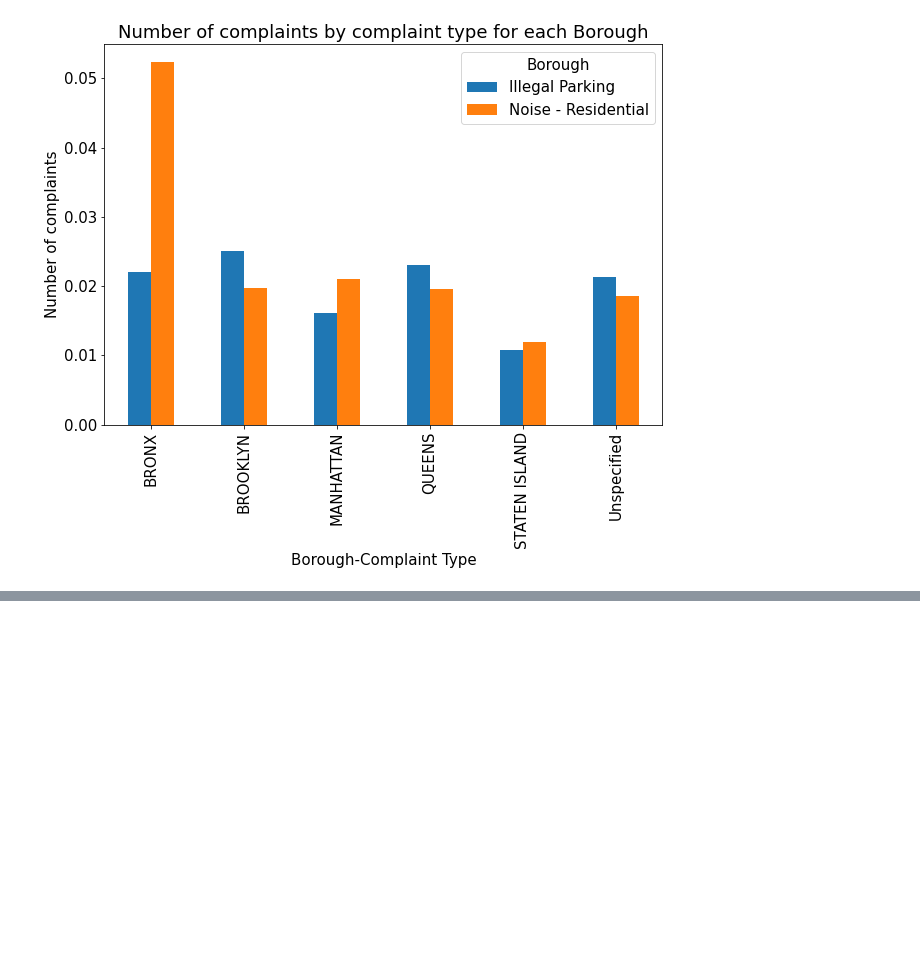
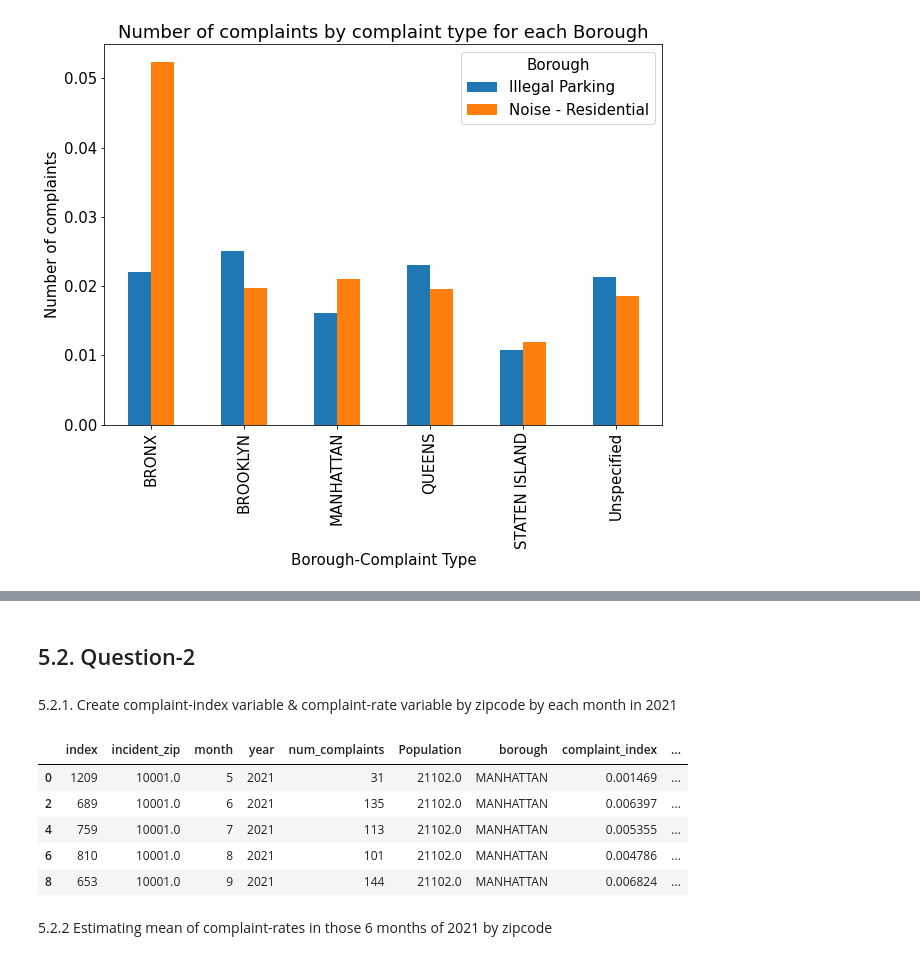
Before and after one commit to adarshkuthuru/NYC-Neighbourhood-Distress-Complaints-Exploratory-Data-Analysis, a Jupyter notebook: Adarsh Kuthuru - Morningstar Assignment.ipynb, the cells around one changed output, grey strips where cells are left out. Cells and saved outputs as stored; diff of their text form; code cells hidden in the pictures; blank space fills up the shorter version.

```diff
--- a/Adarsh Kuthuru - Morningstar Assignment.ipynb
+++ b/Adarsh Kuthuru - Morningstar Assignment.ipynb
@@ -47,9 +51,12 @@ Data columns (total 46 columns):
 dtypes: object(46)
 memory usage: 526.4+ MB
 # %%
-#exclude unnecessary columns
+#include only essential columns
 df = df[['unique_key','created_date', 'closed_date', 'agency', 'complaint_type', 'descriptor', 'borough',
          'open_data_channel_type','location_type', 'incident_zip','latitude', 'longitude', 'location']]
+
+Borough=['BRONX','BROOKLYN','MANHATTAN','QUEENS','STATEN ISLAND']
+df=df[df['borough'].isin(Borough)] #drops observations of boroughs not in the above list
 
 df.shape #dimensions of the dataframe
 df['created_date'] = pd.to_datetime(df['created_date']) #converts to time object
@@ -339,0 +480,29 @@ plt.show()
+# %% [markdown]
+## 5.2. Question-2
+# %% [markdown]
+5.2.1. Create complaint-index variable & complaint-rate variable by zipcode by each month in 2021
+# %%
+Loud_music8=Loud_music4
+#complaint-index variable
+Loud_music8['complaint_index']=Loud_music8['num_complaints']/Loud_music8['Population']
+
+#adding lag of complaint_index variable by zipcode by month
+Loud_music8['complaint_index_1']=Loud_music8.sort_values(['incident_zip','month','year'],ascending=True)['complaint_index'].shift(1)
+
+#add complaint-rate variable
+#complaint-rate=change in complaints relative to population from last month to the current month
+Loud_music8['complaint_rate']=Loud_music8['complaint_index']-Loud_music8['complaint_index_1']
+
+Loud_music8 = Loud_music8.sort_values(['incident_zip','month','year'],ascending=True) #sort by group
+Loud_music8.reset_index(inplace=True) #converts labels to column
+#Loud_music8=Loud_music8[Loud_music8['borough'].isin(Borough)]
+Loud_music8.head()
+# %% [output]
+|  | index | incident_zip | month | year | num_complaints | Population | borough | complaint_index | ... |
+| 0 | 1209 | 10001.0 | 5 | 2021 | 31 | 21102.0 | MANHATTAN | 0.001469 | ... |
+| 2 | 689 | 10001.0 | 6 | 2021 | 135 | 21102.0 | MANHATTAN | 0.006397 | ... |
+| 4 | 759 | 10001.0 | 7 | 2021 | 113 | 21102.0 | MANHATTAN | 0.005355 | ... |
+| 6 | 810 | 10001.0 | 8 | 2021 | 101 | 21102.0 | MANHATTAN | 0.004786 | ... |
+| 8 | 653 | 10001.0 | 9 | 2021 | 144 | 21102.0 | MANHATTAN | 0.006824 | ... |
+# %% [markdown]
+5.2.2 Estimating mean of complaint-rates in those 6 months of 2021 by zipcode
```
Also changed, not shown: parts of 31 cells of this notebook.
